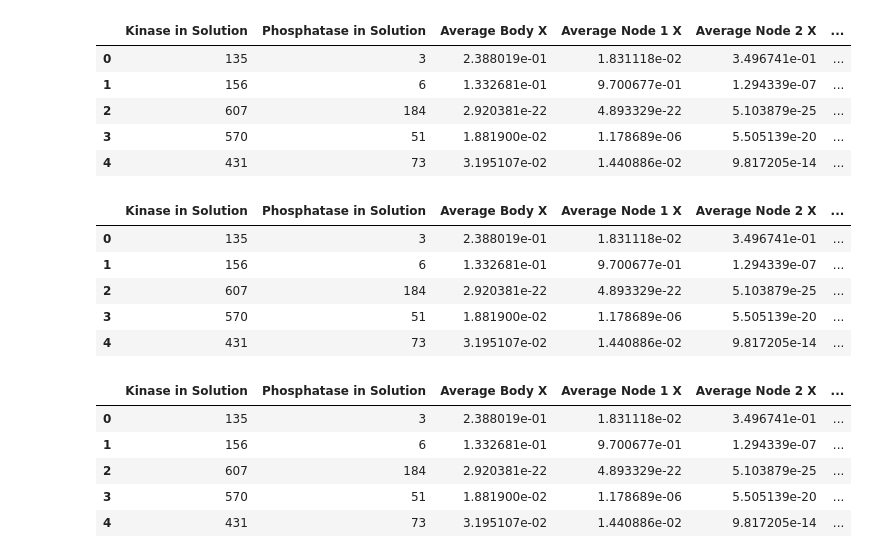
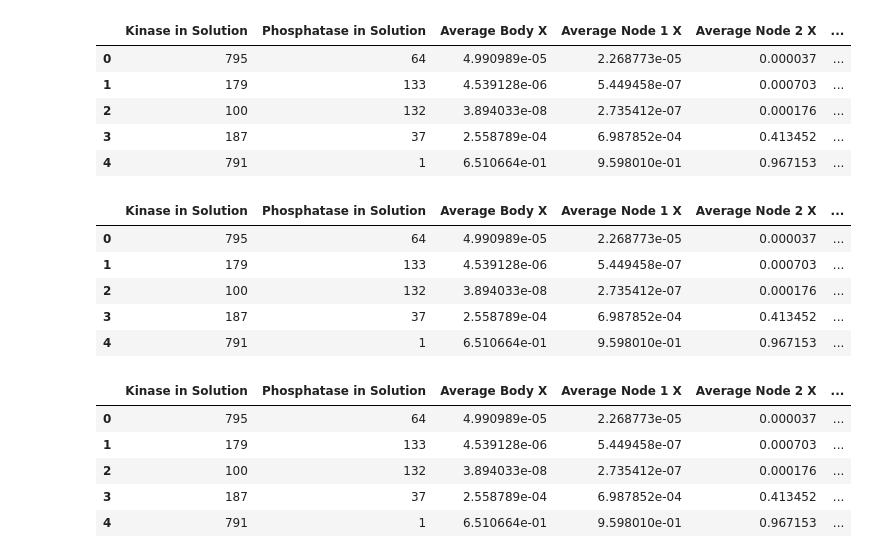
Before and after one commit to bozunhuang/PIP-polarization-simulation, a Jupyter notebook: data_analysis/Fix_variable_analysis.ipynb, the cells around one changed output. Saved outputs shown, nothing was run; the diff lists cells and outputs as text; code cells hidden in the pictures.

```diff
--- a/data_analysis/Fix_variable_analysis.ipynb
+++ b/data_analysis/Fix_variable_analysis.ipynb
@@ -4,7 +4,7 @@ import pandas as pd
 import seaborn as sns
 # %%
 # fixed = pd.read_csv("../data/fix_param_test_1.csv")
-test_df = pd.read_csv("../data/asymmetry_test_1.csv")
+test_df = pd.read_csv("../data/asymmetry_test_4.csv")
 # %%
 test_df.shape
 # %% [output]
@@ -27,35 +27,37 @@ result = test_df.iloc[:, 14:]
 result.head()
 # %% [output]
 |  | Kinase in Solution | Phosphatase in Solution | Average Body X | Average Node 1 X | Average Node 2 X | ... |
-| 0 | 135 | 3 | 2.388019e-01 | 1.831118e-02 | 3.496741e-01 | ... |
-| 1 | 156 | 6 | 1.332681e-01 | 9.700677e-01 | 1.294339e-07 | ... |
-| 2 | 607 | 184 | 2.920381e-22 | 4.893329e-22 | 5.103879e-25 | ... |
-| 3 | 570 | 51 | 1.881900e-02 | 1.178689e-06 | 5.505139e-20 | ... |
-| 4 | 431 | 73 | 3.195107e-02 | 1.440886e-02 | 9.817205e-14 | ... |
+| 0 | 795 | 64 | 4.990989e-05 | 2.268773e-05 | 0.000037 | ... |
+| 1 | 179 | 133 | 4.539128e-06 | 5.449458e-07 | 0.000703 | ... |
+| 2 | 100 | 132 | 3.894033e-08 | 2.735412e-07 | 0.000176 | ... |
+| 3 | 187 | 37 | 2.558789e-04 | 6.987852e-04 | 0.413452 | ... |
+| 4 | 791 | 1 | 6.510664e-01 | 9.598010e-01 | 0.967153 | ... |
 # %%
 df = result
 for i in range(1, 5):
-    result['Polarization Index ' + str(i)] = (df['Average Node ' + str(i) + ' X'] / df['Average Body X'])
+    result['Polarization Index ' + str(i)] = (df['Average Node ' + str(i) + ' X'] - df['Average Body X'])
 result.head()
 # %% [output]
 |  | Kinase in Solution | Phosphatase in Solution | Average Body X | Average Node 1 X | Average Node 2 X | ... |
-| 0 | 135 | 3 | 2.388019e-01 | 1.831118e-02 | 3.496741e-01 | ... |
-| 1 | 156 | 6 | 1.332681e-01 | 9.700677e-01 | 1.294339e-07 | ... |
-| 2 | 607 | 184 | 2.920381e-22 | 4.893329e-22 | 5.103879e-25 | ... |
-| 3 | 570 | 51 | 1.881900e-02 | 1.178689e-06 | 5.505139e-20 | ... |
-| 4 | 431 | 73 | 3.195107e-02 | 1.440886e-02 | 9.817205e-14 | ... |
+| 0 | 795 | 64 | 4.990989e-05 | 2.268773e-05 | 0.000037 | ... |
+| 1 | 179 | 133 | 4.539128e-06 | 5.449458e-07 | 0.000703 | ... |
+| 2 | 100 | 132 | 3.894033e-08 | 2.735412e-07 | 0.000176 | ... |
+| 3 | 187 | 37 | 2.558789e-04 | 6.987852e-04 | 0.413452 | ... |
+| 4 | 791 | 1 | 6.510664e-01 | 9.598010e-01 | 0.967153 | ... |
 # %%
 df = result
 for i in range(1, 5):
-    df['Node ' + str(i) + ' is Polarized'] = df['Polarization Index ' + str(i)] > 1.5
+    df['Node ' + str(i) + ' is Polarized'] = (df['Polarization Index ' + str(i)] > 0.211) & (df['Average Node ' + str(i) + ' X'] > 0.75)
+#         df['Node ' + str(i) + ' is Polarized'] = (df['Polarization Index ' + str(i)] > 0.211)
+
 result.head()
 # %% [output]
 |  | Kinase in Solution | Phosphatase in Solution | Average Body X | Average Node 1 X | Average Node 2 X | ... |
-| 0 | 135 | 3 | 2.388019e-01 | 1.831118e-02 | 3.496741e-01 | ... |
-| 1 | 156 | 6 | 1.332681e-01 | 9.700677e-01 | 1.294339e-07 | ... |
-| 2 | 607 | 184 | 2.920381e-22 | 4.893329e-22 | 5.103879e-25 | ... |
-| 3 | 570 | 51 | 1.881900e-02 | 1.178689e-06 | 5.505139e-20 | ... |
-| 4 | 431 | 73 | 3.195107e-02 | 1.440886e-02 | 9.817205e-14 | ... |
+| 0 | 795 | 64 | 4.990989e-05 | 2.268773e-05 | 0.000037 | ... |
+| 1 | 179 | 133 | 4.539128e-06 | 5.449458e-07 | 0.000703 | ... |
+| 2 | 100 | 132 | 3.894033e-08 | 2.735412e-07 | 0.000176 | ... |
+| 3 | 187 | 37 | 2.558789e-04 | 6.987852e-04 | 0.413452 | ... |
+| 4 | 791 | 1 | 6.510664e-01 | 9.598010e-01 | 0.967153 | ... |
 # %%
 node_polarization = result.iloc[:, 12:16].sum().tolist()
 node_polarization
```
Also changed, not shown: parts of 6 cells of this notebook, 4 other files.
